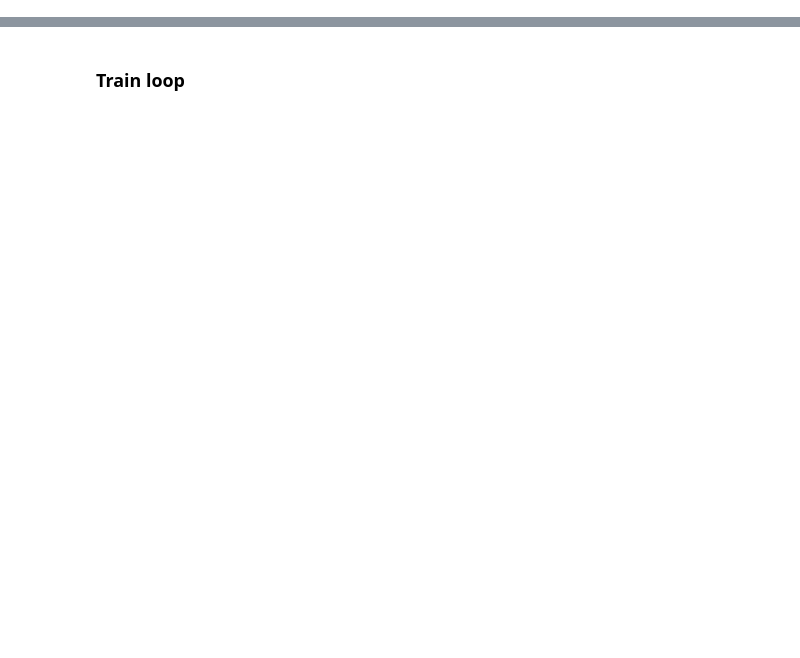
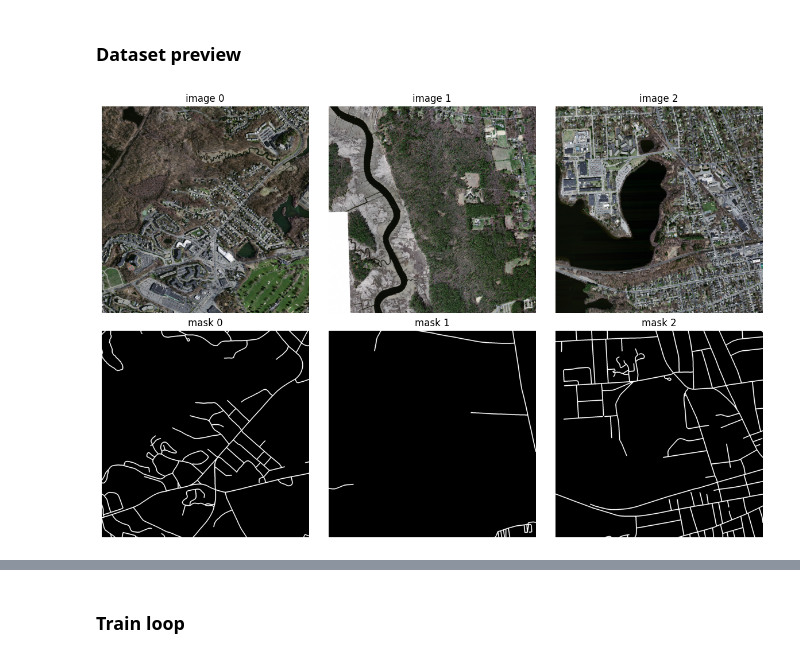
Before and after one commit to Lijnx/AIlabs, a Jupyter notebook: Lab2/lab2.ipynb, the cells around one changed output, grey strips where cells are left out. Drawn from its saved outputs; the diff is of its cells as text; code cells hidden in the pictures; blank space fills up the shorter version.

```diff
--- a/Lab2/lab2.ipynb
+++ b/Lab2/lab2.ipynb
@@ -0,0 +1,28 @@
+# %% [markdown]
+### Dataset preview
+# %%
+import matplotlib.pyplot as plt
+import numpy as np
+import torch
+import albumentations as A
+from albumentations.pytorch import ToTensorV2
+from dataset import RoadsDataset
+
+PREVIEW_IMG_DIR = "data/tiff/train/"
+PREVIEW_MASK_DIR = "data/tiff/train_labels/"
+
+raw_ds = RoadsDataset(PREVIEW_IMG_DIR, PREVIEW_MASK_DIR)
+
+fig, axes = plt.subplots(2, 3, figsize=(12, 8))
+for col, idx in enumerate([0, 1, 2]):
+    image, mask = raw_ds[idx]
+    axes[0, col].imshow(image)
+    axes[0, col].set_title(f"image {idx}")
+    axes[1, col].imshow(mask, cmap="gray")
+    axes[1, col].set_title(f"mask {idx}")
+
+for ax in axes.ravel():
+    ax.axis("off")
+plt.tight_layout()
+# %% [output]
+[figure, added]
```
Also changed, not shown: parts of 11 cells of this notebook, 1 other file.
